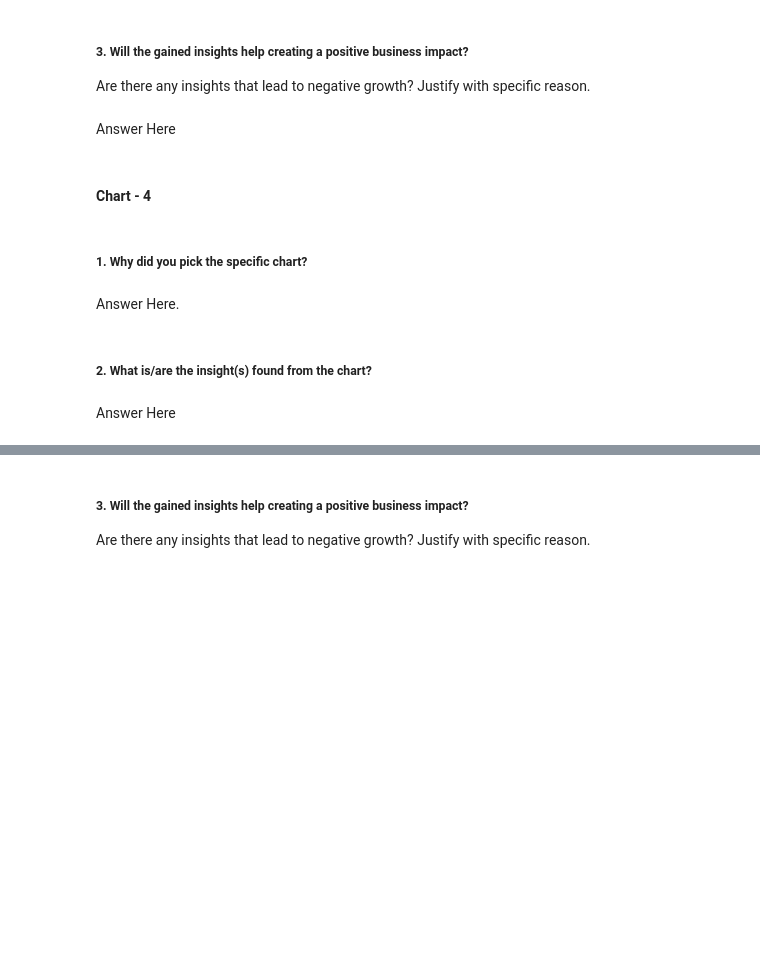
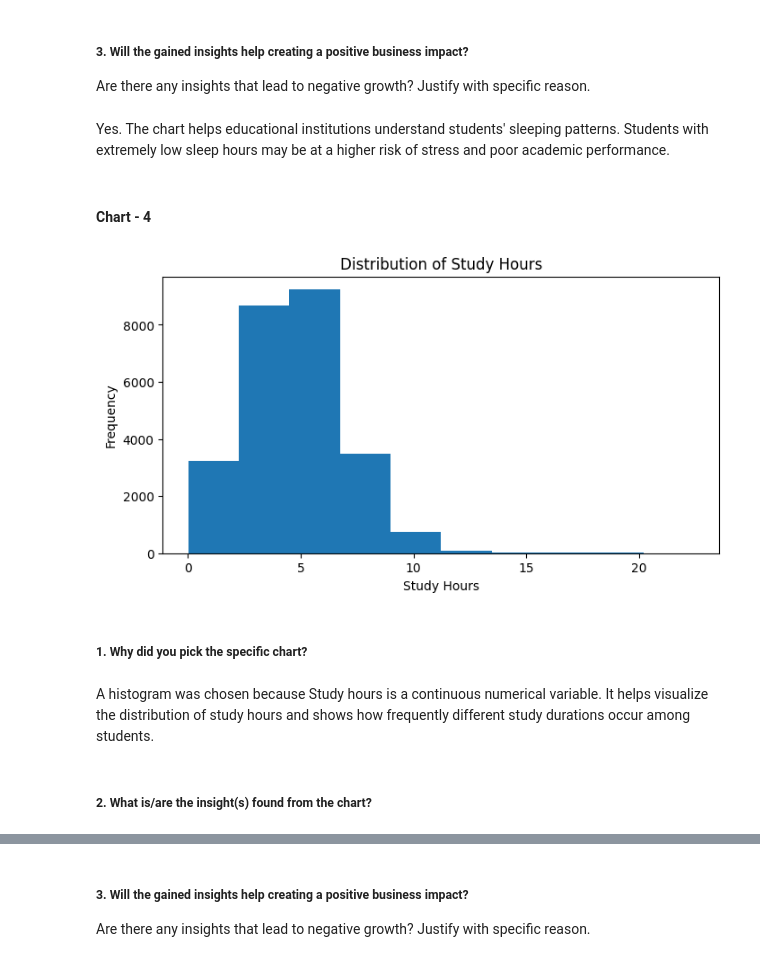
Before and after one commit to Bhuvneshwari19/student-lifestyle-stress-prediction, a Jupyter notebook: student_lifestyle_stress_prediction.ipynb, the cells around one changed output, grey strips where cells are left out. Drawn from its saved outputs; the diff is of its cells as text; code cells hidden in the pictures; blank space fills up the shorter version.

```diff
--- a/student_lifestyle_stress_prediction.ipynb
+++ b/student_lifestyle_stress_prediction.ipynb
@@ -396,7 +412,7 @@ Answer Here
 # %% [markdown]
 ##### 3. Will the gained insights help creating a positive business impact?
 Are there any insights that lead to negative growth? Justify with specific reason.
-# %% [markdown]
-Answer Here
+# %% [markdown]
+Yes. The chart helps educational institutions understand students' sleeping patterns. Students with extremely low sleep hours may be at a higher risk of stress and poor academic performance.
 # %% [markdown]
 #### Chart - 4
@@ -405,8 +419,18 @@ Answer Here
+# %%
+# Chart - 4 visualization code
+plt.figure(figsize=(8,4))
+plt.hist(df1['Study_Hours'], bins=10)
+# title and labels
+plt.title("Distribution of Study Hours")
+plt.xlabel("Study Hours")
+plt.ylabel("Frequency")
+# Display the chart
+plt.show()
+# %% [output]
+[figure, added]
 # %% [markdown]
 ##### 1. Why did you pick the specific chart?
-# %% [markdown]
-Answer Here.
+# %% [markdown]
+A histogram was chosen because Study hours is a continuous numerical variable. It helps visualize the distribution of study hours and shows how frequently different study durations occur among students.
 # %% [markdown]
 ##### 2. What is/are the insight(s) found from the chart?
-# %% [markdown]
-Answer Here
```
Also changed, not shown: parts of 51 cells of this notebook.
